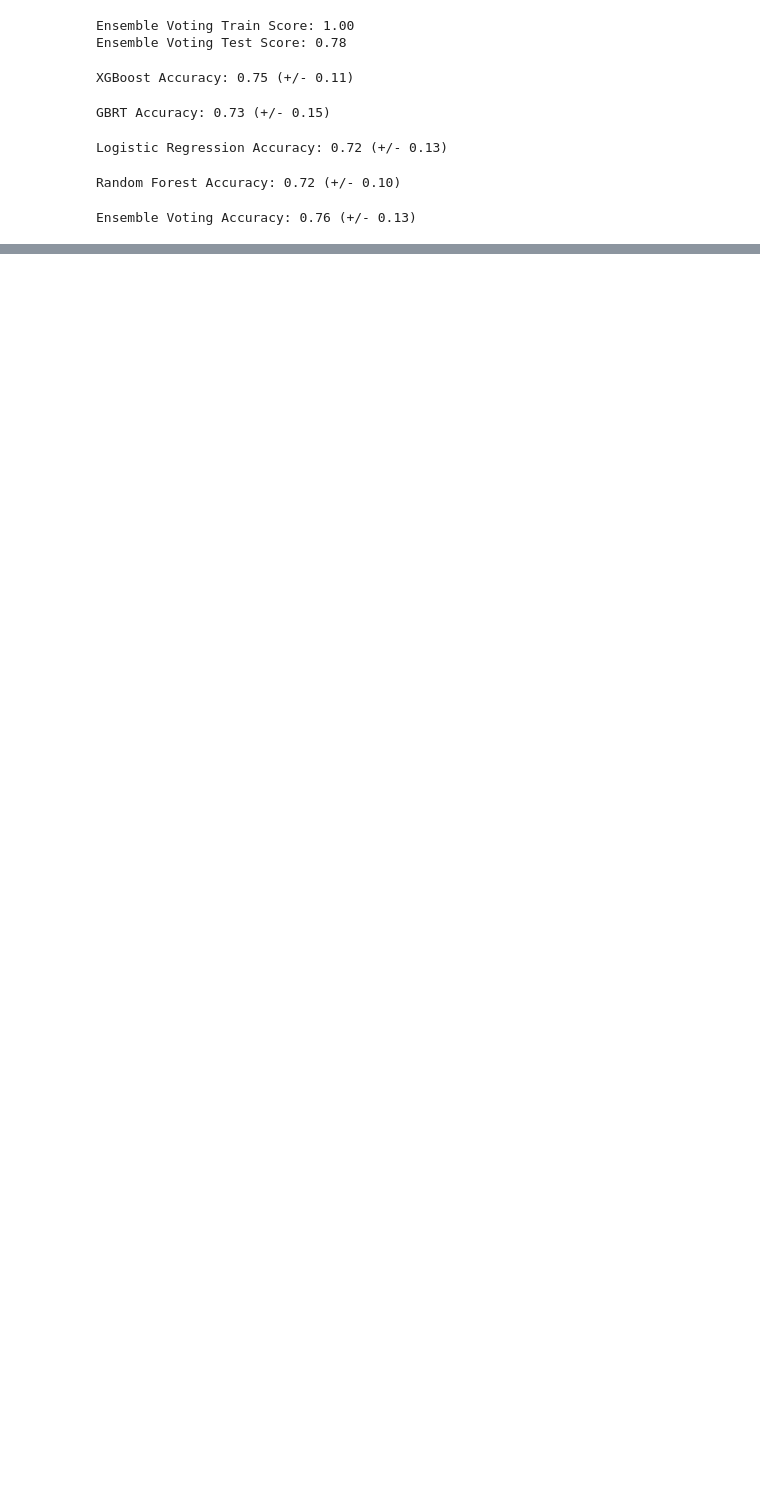
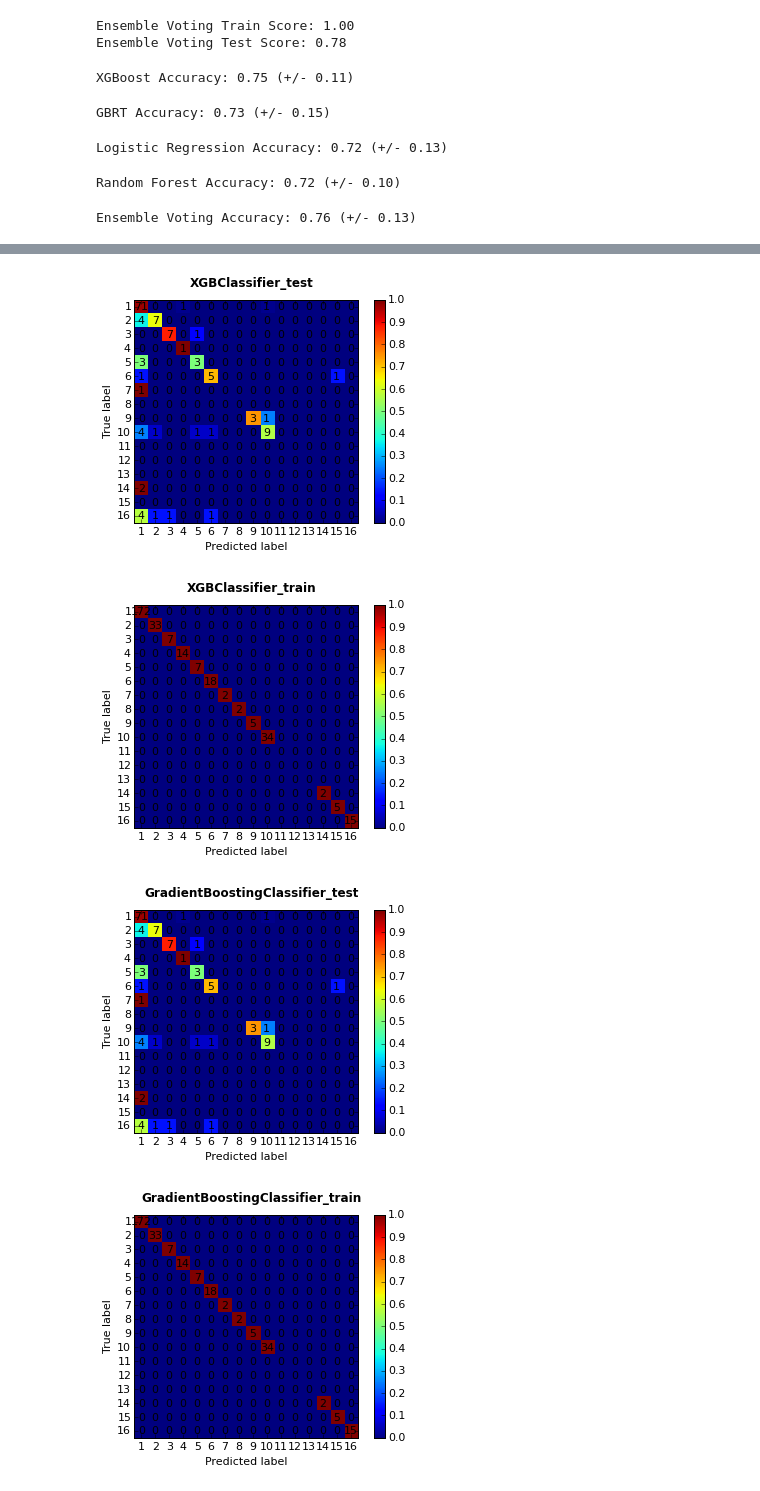
Before and after one commit to rui-r-duan/ecg_classification, a Jupyter notebook: ecg-exp.ipynb, the cells around one changed output, grey strips where cells are left out. Cells and saved outputs as stored; diff of their text form; code cells hidden in the pictures; blank space fills up the shorter version.

Commit message:
plot confusion matrix in Jupyter Notebook

```diff
--- a/ecg-exp.ipynb
+++ b/ecg-exp.ipynb
@@ -704,0 +707,44 @@ Ensemble Voting Accuracy: 0.76 (+/- 0.13)
+# %%
+%matplotlib inline
+from common_load import load_data
+import xgboost
+from sklearn.ensemble import GradientBoostingClassifier
+from sklearn.ensemble import RandomForestClassifier
+from sklearn.linear_model import LogisticRegression
+from sklearn.ensemble import VotingClassifier
+from sklearn.model_selection import train_test_split
+from sklearn.metrics import confusion_matrix
+from plot_confusion_matrix import gen_confusion_matrix_figure
+
+
+X, y = load_data()
+X_train, X_test, y_train, y_test = train_test_split(X, y, test_size=0.3, random_state=1)
+
+xgb = xgboost.XGBClassifier(objective="multi:softprob", nthread=-1,
+                            reg_alpha=0.7, reg_lambda=0.05, subsample=0.9)
+gbrt = GradientBoostingClassifier(random_state=0)
+forest = RandomForestClassifier(n_jobs=-1, random_state=0)
+lr = LogisticRegression(C=0.03)
+eclf = VotingClassifier(estimators=[('xgboost', xgb), ('gbrt', gbrt), ('forest', forest),
+                                    ('logistic regression', lr)],
+                        voting='soft',
+                        weights=None)
+
+classifier_list = [xgb, gbrt, forest, lr, eclf]
+
+for clf in classifier_list:
+    y_pred = eclf.fit(X_train, y_train).predict(X_test)
+    y_train_pred = eclf.fit(X_train, y_train).predict(X_train)
+
+    # Compute confusion matrix
+    cnf_test = confusion_matrix(y_test, y_pred, labels=range(1, 17))
+    cnf_train = confusion_matrix(y_train, y_train_pred, labels=range(1, 17))
+
+    # Plot confusion matrix
+    gen_confusion_matrix_figure(cnf_test, clf.__class__.__name__ + "_test")
+    gen_confusion_matrix_figure(cnf_train, clf.__class__.__name__ + "_train")
+# %% [output]
+[figure, added]
+[figure, added]
+[figure, added]
+[figure, added]
```
Also changed, not shown: parts of 2 cells of this notebook, 2 other files.
